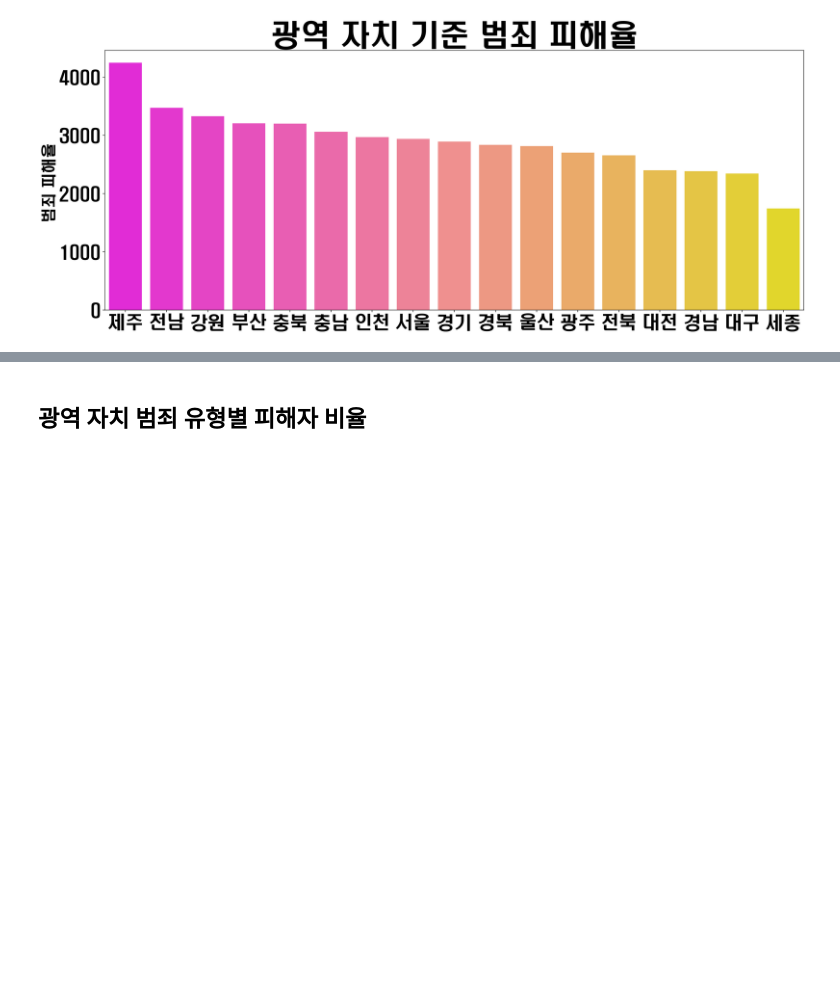
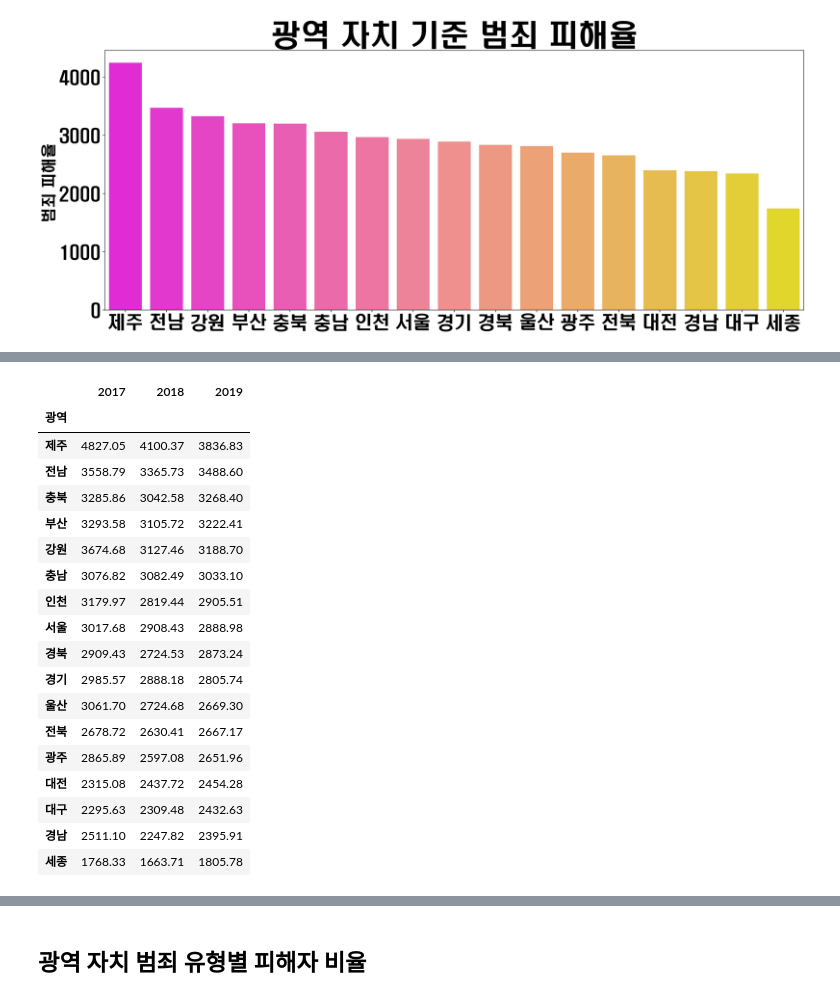
Before and after one commit to jinrang2/tj201130_kkij, a Jupyter notebook: gon/범죄 일반 분석.ipynb, the cells around one changed output, grey strips where cells are left out. Cells and saved outputs as stored; diff of their text form; code cells hidden in the pictures; blank space fills up the shorter version.

```diff
--- a/gon/범죄 일반 분석.ipynb
+++ b/gon/범죄 일반 분석.ipynb
@@ -544,0 +577,30 @@ plt.savefig('4-2-6.png')
+# %%
+df_43 = df_424.groupby(['년도','광역'])['광역','발생건수','인구수'].sum().sort_values(by=['년도','광역']).reset_index()
+df_43['범죄피해율'] = round(df_43['발생건수'] * 100000 / df_43['인구수'],2)
+df_43
+df_43_pivot = df_43.pivot(index='광역', columns='년도', values='범죄피해율')
+df_43_pivot.columns=[2017,2018,2019]
+
+#df_43_pivot = df_43_pivot.reset_index()
+df_43_pivot = df_43_pivot.sort_values(by=[2019],ascending=False)
+df_43_pivot
+# %% [output]
+|  | 2017 | 2018 | 2019 |
+| 광역 |  |  |  |
+| 제주 | 4827.05 | 4100.37 | 3836.83 |
+| 전남 | 3558.79 | 3365.73 | 3488.60 |
+| 충북 | 3285.86 | 3042.58 | 3268.40 |
+| 부산 | 3293.58 | 3105.72 | 3222.41 |
+| 강원 | 3674.68 | 3127.46 | 3188.70 |
+| 충남 | 3076.82 | 3082.49 | 3033.10 |
+| 인천 | 3179.97 | 2819.44 | 2905.51 |
+| 서울 | 3017.68 | 2908.43 | 2888.98 |
+| 경북 | 2909.43 | 2724.53 | 2873.24 |
+| 경기 | 2985.57 | 2888.18 | 2805.74 |
+| 울산 | 3061.70 | 2724.68 | 2669.30 |
+| 전북 | 2678.72 | 2630.41 | 2667.17 |
+| 광주 | 2865.89 | 2597.08 | 2651.96 |
+| 대전 | 2315.08 | 2437.72 | 2454.28 |
+| 대구 | 2295.63 | 2309.48 | 2432.63 |
+| 경남 | 2511.10 | 2247.82 | 2395.91 |
+| 세종 | 1768.33 | 1663.71 | 1805.78 |
```
Also changed, not shown: parts of 11 cells of this notebook, 12 other files.
